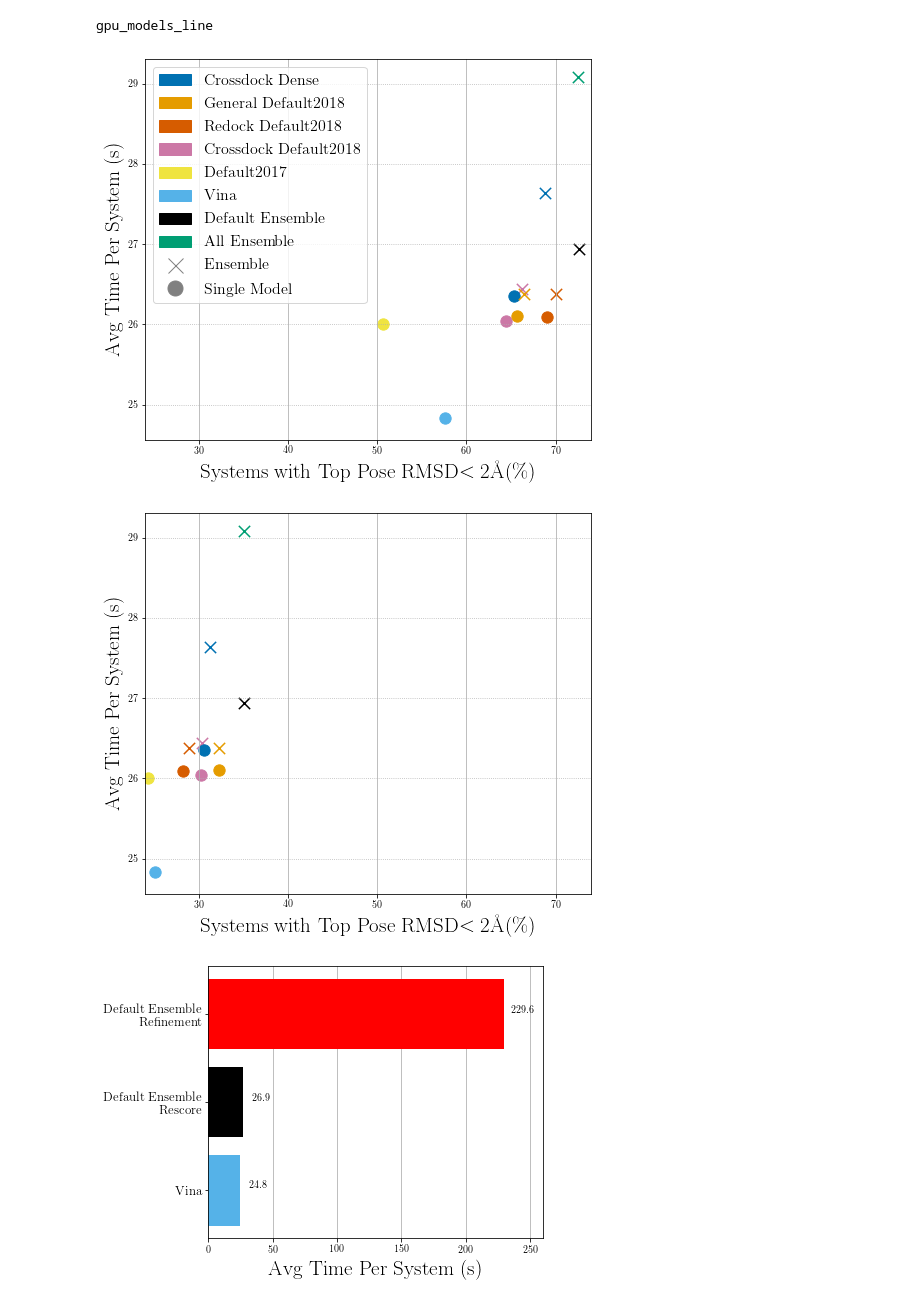
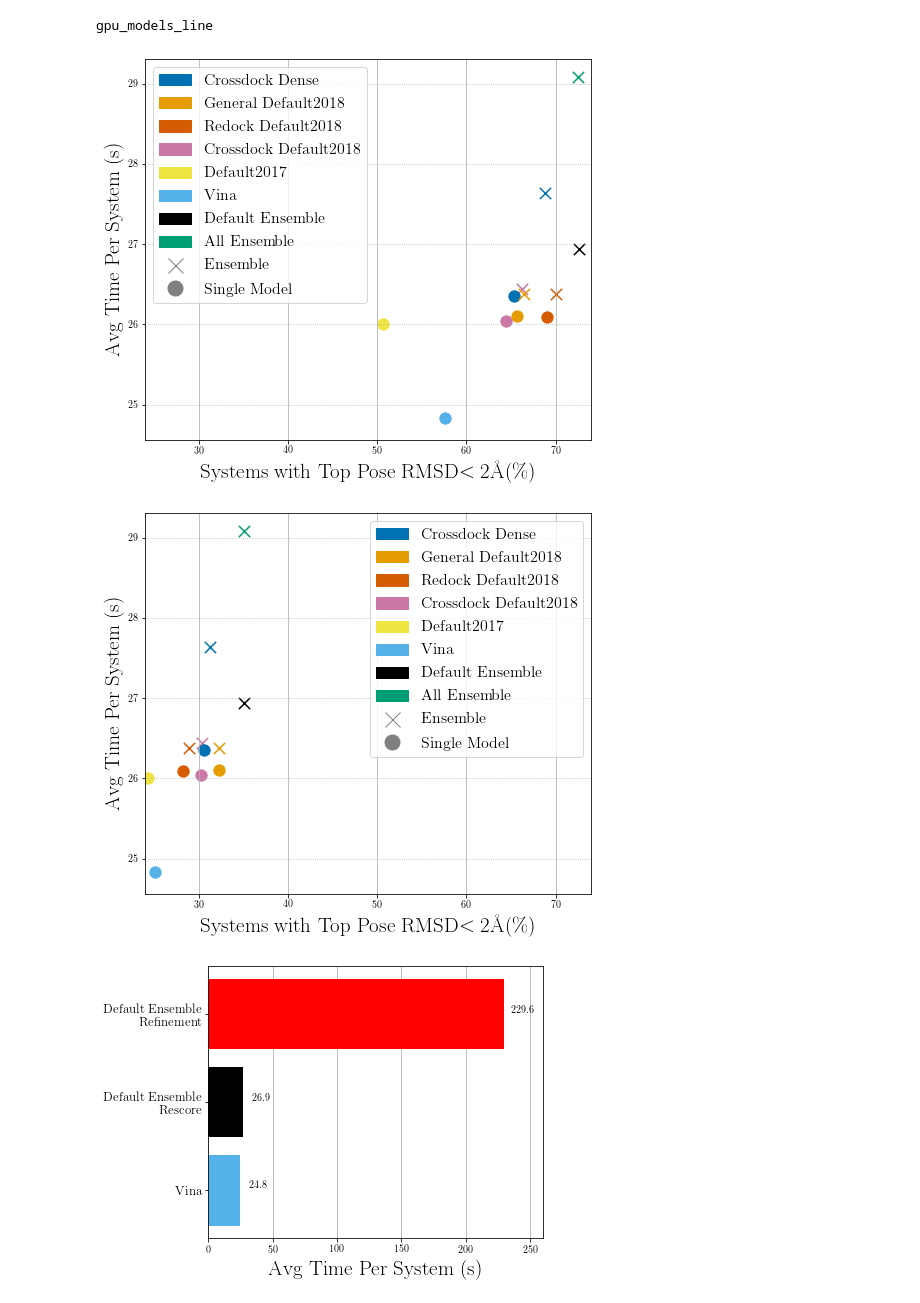
Before and after one commit to dkoes/GNINA-1.0, a Jupyter notebook: MakeFinalGraphs.ipynb, the cells around one changed output. Cells and saved outputs as stored; diff of their text form; code cells hidden in the pictures.

Commit message:
added legend to crossdocking fig

```diff
--- a/MakeFinalGraphs.ipynb
+++ b/MakeFinalGraphs.ipynb
@@ -676,34 +676,33 @@ for idx, row in plot_df_b.iterrows():
 # %%
 xlim = (np.floor(min(plot_df_b['rd_perf'].values.tolist()+plot_df_b['cd_perf'].values.tolist())),
             np.ceil(max(plot_df_b['rd_perf'].values.tolist()+plot_df_b['cd_perf'].values.tolist())))
 for data_type in [('redocking','rd_perf'),('crossdocking','cd_perf')]:
     for cnn_types in ['rescore']:
         plot_elements = lgd_elements
         if cnn_types == 'compare':
             plot_elements = refine_elem
         ax = plt.figure(figsize=[8,7]).gca()
         for idx,row in plot_df_b.iterrows():
             model = row['model']
             basename = model.replace(' Ensemble','')
             if 'Refine' in model:
                 if cnn_types == 'compare':
                     basename = model.replace(' Ensemble Refine', '')
                 else:
                     continue
             markerstyle=marker_dict[model.replace(basename,"").replace(" ","")]
             c = color_dict[basename]
             plt.scatter(row[data_type[1]],row['mean'],c=c,marker=markerstyle,s=128)
         ax.set_xbound(xlim[0],xlim[1]+1)
         ax.set_xlabel(r'Systems with Top Pose RMSD$<2$\AA(\%)',fontsize=fontsize+1)
         ax.set_ylabel('Avg Time Per System (s)',fontsize=fontsize+1)
         plt.grid(axis='x')
         plt.grid(axis='y',linestyle=':')
-        if data_type[0] == 'redocking':
-            lgd = ax.legend(fontsize=16,handles=plot_elements)
+        lgd = ax.legend(fontsize=16,handles=plot_elements)
         plt.savefig(f'/home/anm329/GNINA-1.0/figures/{data_type[0]}/{figname}_{cnn_types}.pdf', dpi=dpi)
 # %% [output]
 [figure]
-[figure, old version]
+[figure, new version]
 # %%
 def autolabel_horizontal(rects):
     """Attach a text label above each bar in *rects*, displaying its height."""
```
Also changed, not shown: 9 other files.
